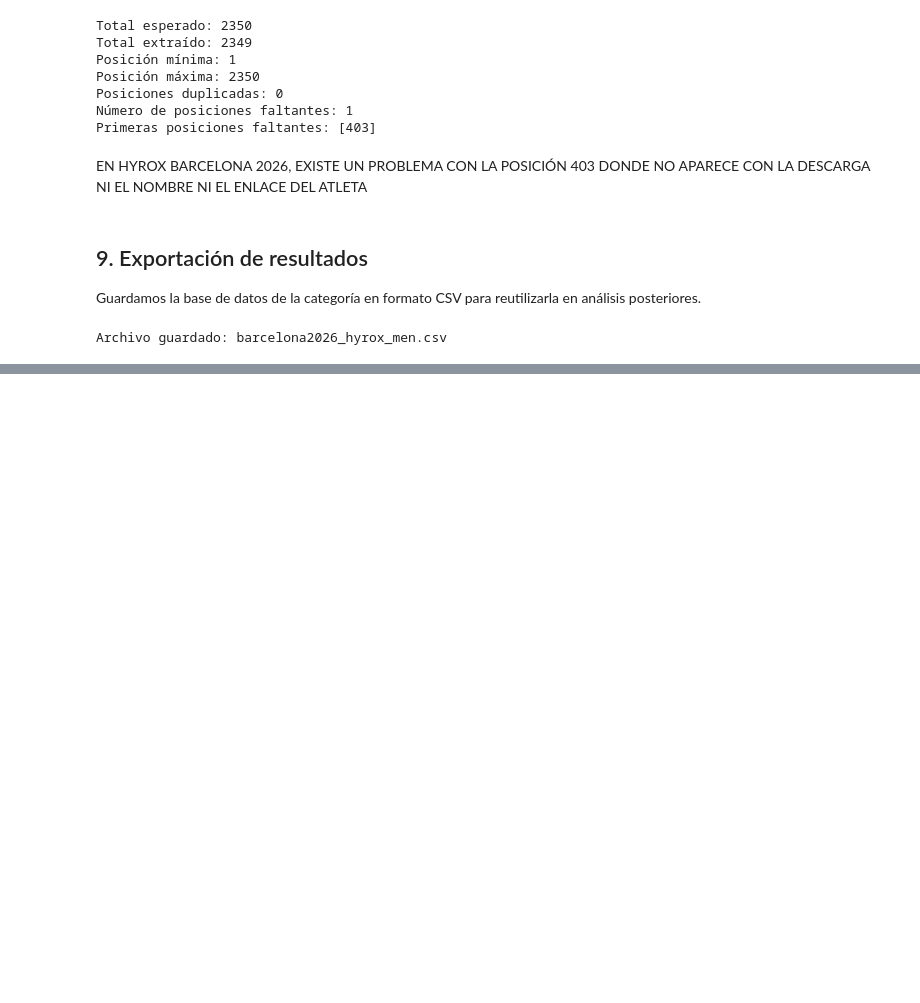
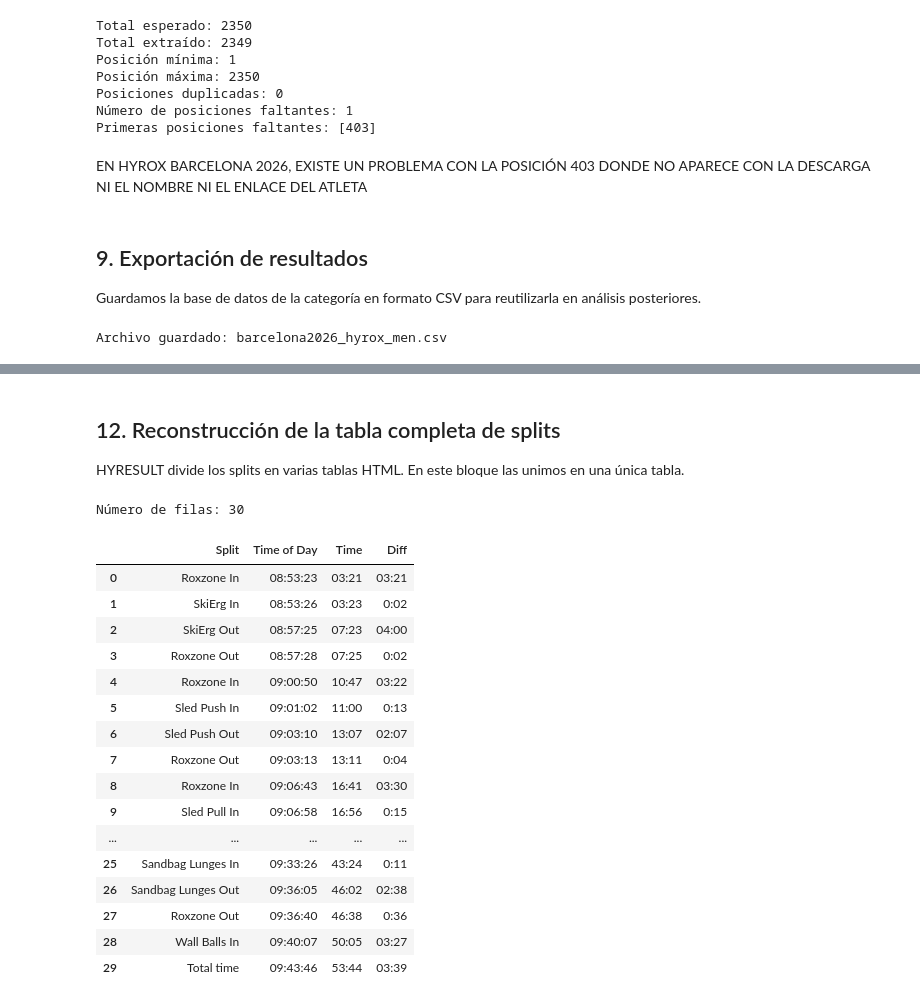
Before and after one commit to JaimeTS/hyrox-analysis, a Jupyter notebook: notebooks/01_scraping_hyrox.ipynb, the cells around one changed output, grey strips where cells are left out. Cells and saved outputs as stored; diff of their text form; code cells hidden in the pictures; blank space fills up the shorter version.

```diff
--- a/notebooks/01_scraping_hyrox.ipynb
+++ b/notebooks/01_scraping_hyrox.ipynb
@@ -449,0 +527,9 @@ Archivo guardado: barcelona2026_hyrox_men.csv
+# %%
+url_resultado = df_categoria.loc[0, "analyze_url"]
+
+url_splits = url_resultado + "?tab=splits"
+
+response_splits = requests.get(url_splits, headers=headers)
+
+print("Código:", response_splits.status_code)
+print("Longitud HTML:", len(response_splits.text))
@@ -449,0 +598,58 @@ Archivo guardado: barcelona2026_hyrox_men.csv
+# %% [markdown]
+## 12. Reconstrucción de la tabla completa de splits
+
+HYRESULT divide los splits en varias tablas HTML. En este bloque las unimos en una única tabla.
+# %%
+from io import StringIO
+
+def extraer_splits(url_resultado):
+
+    url_splits = url_resultado + "?tab=splits"
+
+    response = requests.get(url_splits, headers=headers)
+
+    tablas = pd.read_html(StringIO(response.text))
+
+    tablas_limpias = []
+
+    for i, tabla in enumerate(tablas):
+
+        if i == 0:
+            tablas_limpias.append(tabla)
+
+        else:
+
+            tabla.columns = ["Split", "Time of Day", "Time", "Diff"]
+
+            tablas_limpias.append(tabla)
+
+    df_splits = pd.concat(tablas_limpias, ignore_index=True)
+
+    return df_splits
+# %%
+url_resultado = df_categoria.loc[0, "analyze_url"]
+
+df_splits = extraer_splits(url_resultado)
+
+print("Número de filas:", len(df_splits))
+
+display(df_splits)
+# %% [output]
+Número de filas: 30
+|  | Split | Time of Day | Time | Diff |
+| 0 | Roxzone In | 08:53:23 | 03:21 | 03:21 |
+| 1 | SkiErg In | 08:53:26 | 03:23 | 0:02 |
+| 2 | SkiErg Out | 08:57:25 | 07:23 | 04:00 |
+| 3 | Roxzone Out | 08:57:28 | 07:25 | 0:02 |
+| 4 | Roxzone In | 09:00:50 | 10:47 | 03:22 |
+| 5 | Sled Push In | 09:01:02 | 11:00 | 0:13 |
+| 6 | Sled Push Out | 09:03:10 | 13:07 | 02:07 |
+| 7 | Roxzone Out | 09:03:13 | 13:11 | 0:04 |
+| 8 | Roxzone In | 09:06:43 | 16:41 | 03:30 |
+| 9 | Sled Pull In | 09:06:58 | 16:56 | 0:15 |
+| ... | ... | ... | ... | ... |
+| 25 | Sandbag Lunges In | 09:33:26 | 43:24 | 0:11 |
+| 26 | Sandbag Lunges Out | 09:36:05 | 46:02 | 02:38 |
+| 27 | Roxzone Out | 09:36:40 | 46:38 | 0:36 |
+| 28 | Wall Balls In | 09:40:07 | 50:05 | 03:27 |
+| 29 | Total time | 09:43:46 | 53:44 | 03:39 |
```
Also changed, not shown: parts of 15 cells of this notebook.
